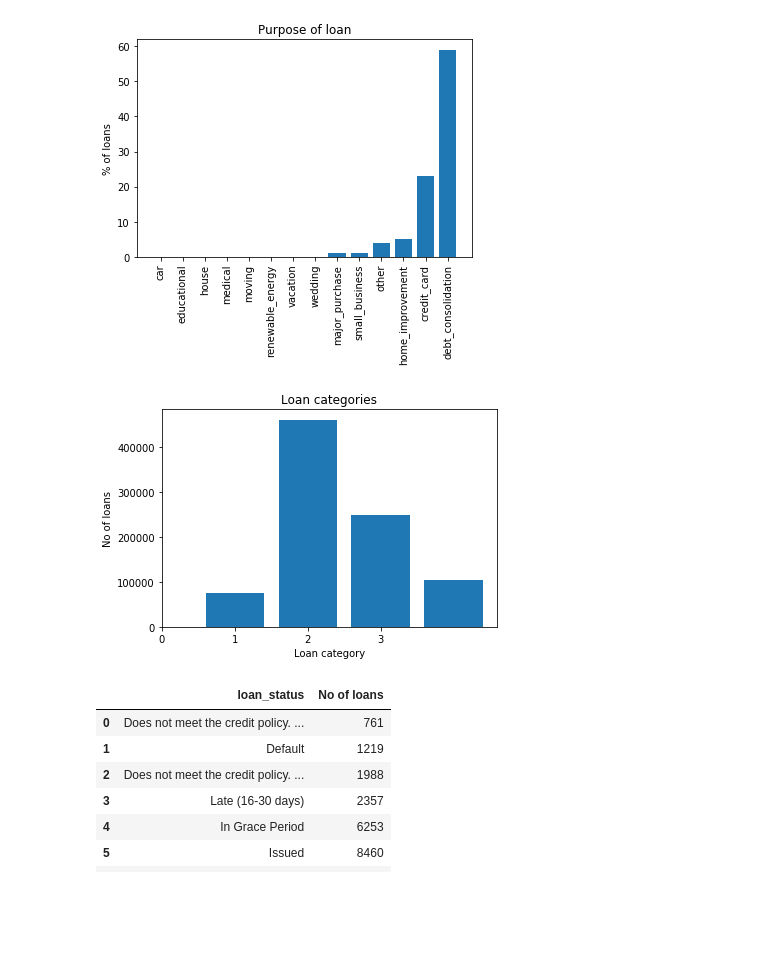
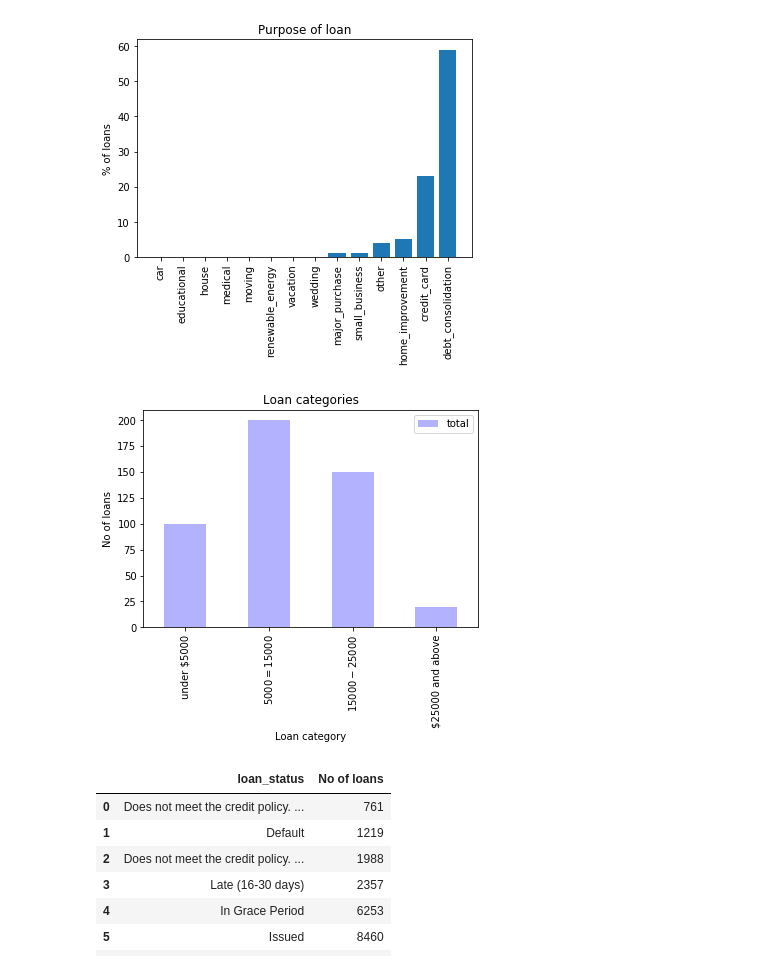
Before and after one commit to manieshablakey/loan-assessment-model, a Jupyter notebook: loan-credit.ipynb, the cells around one changed output. Saved outputs shown, nothing was run; the diff lists cells and outputs as text; code cells hidden in the pictures; blank space fills up the shorter version.

```diff
--- a/loan-credit.ipynb
+++ b/loan-credit.ipynb
@@ -77,20 +79,16 @@ plt.show()
 # %%
 #loan amount categories
 lf = pd.read_csv("output/loan-cat.csv")
-lf["loan_amount"].replace({1: 'under $5000', 2: '$5000-$15000', 3: '$15000-$25000', 4: '$25000 and above'})
-x_loan = lf["loan_amount"]
-y_amt = lf["total"]
-loan_cat = np.arange(len(x_loan))
+lf = pd.DataFrame({"loan_amount": [1, 2, 3, 4], "total" : [100, 200, 150, 20]})
+lf["loan_amount"] = lf["loan_amount"].replace({1: "under $5000", 2: "$5000 = $15000", 3: "$15000 - $25000", 4: "$25000 and above"})
+lf.plot(kind="bar", x="loan_amount", y="total", color="b", alpha=0.3)
 
-index = np.arange(len(loan_cat))
-plt.bar(x_loan, y_amt)
 plt.xlabel('Loan category')
 plt.ylabel('No of loans')
-plt.xticks(index, loan_cat)
 plt.title('Loan categories')
 plt.show()
 # %% [output]
-[figure, old version]
+[figure, new version]
 # %%
 # status of loans
 loan_type = pd.read_csv("output/loan-status.csv")
```
Also changed, not shown: parts of 8 cells of this notebook.
